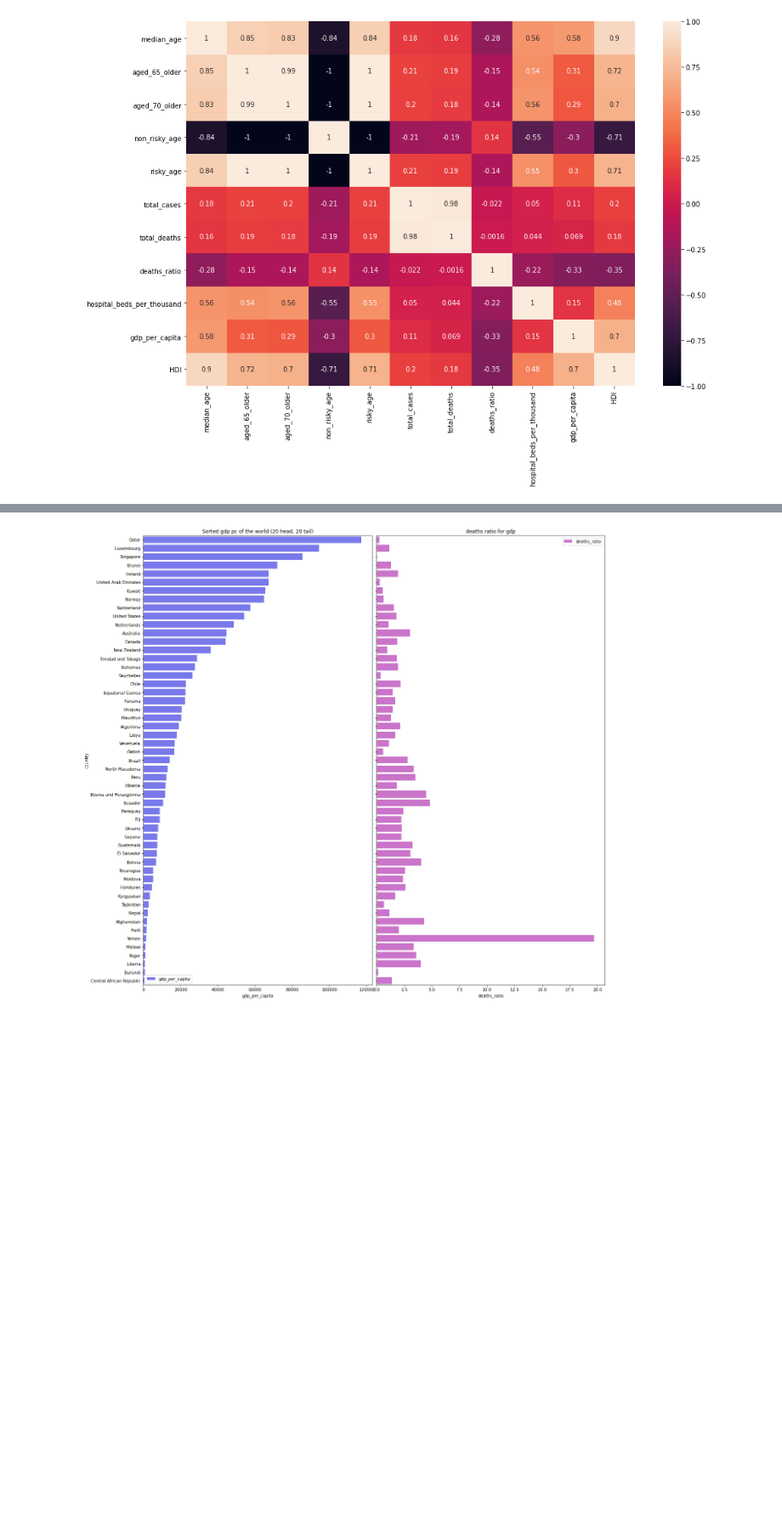
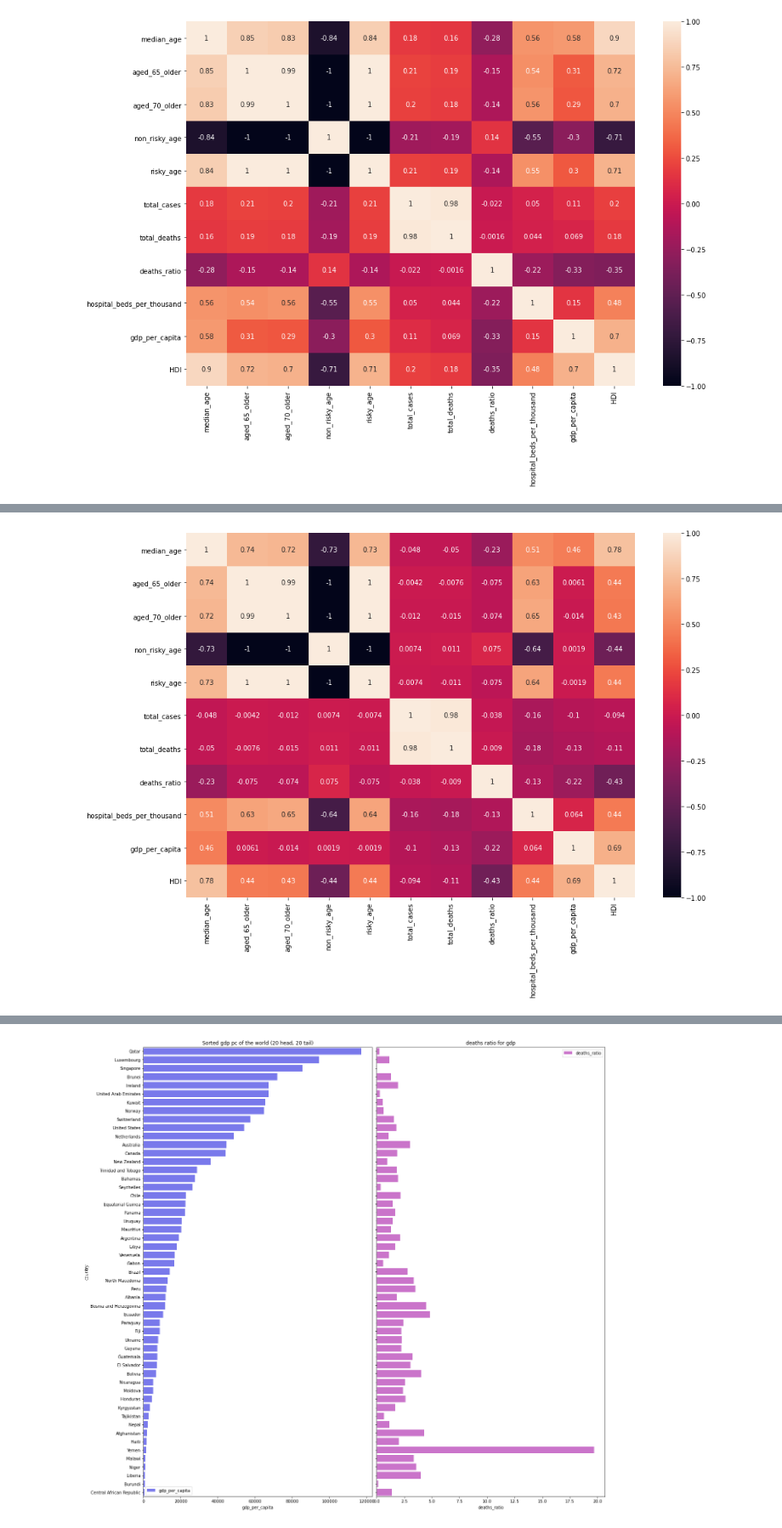
Before and after one commit to XinruYang/Data-Science-Bootcamp-21, a Jupyter notebook: ENTREGABLES/0.PROYECTO EDA/continentes_sorted_gdp.ipynb, the cells around one changed output, grey strips where cells are left out. Shown at 85% size. Saved outputs shown, nothing was run; the diff lists cells and outputs as text; code cells hidden in the pictures; blank space fills up the shorter version.

```diff
--- a/ENTREGABLES/0.PROYECTO EDA/continentes_sorted_gdp.ipynb
+++ b/ENTREGABLES/0.PROYECTO EDA/continentes_sorted_gdp.ipynb
@@ -88,0 +93,4 @@ visualization_heatmap(gdp_mundo_sorted)
+# %%
+visualization_heatmap(asia)
+# %% [output]
+[figure, added]
```
Also changed, not shown: parts of 2 cells of this notebook, 29 other files.
